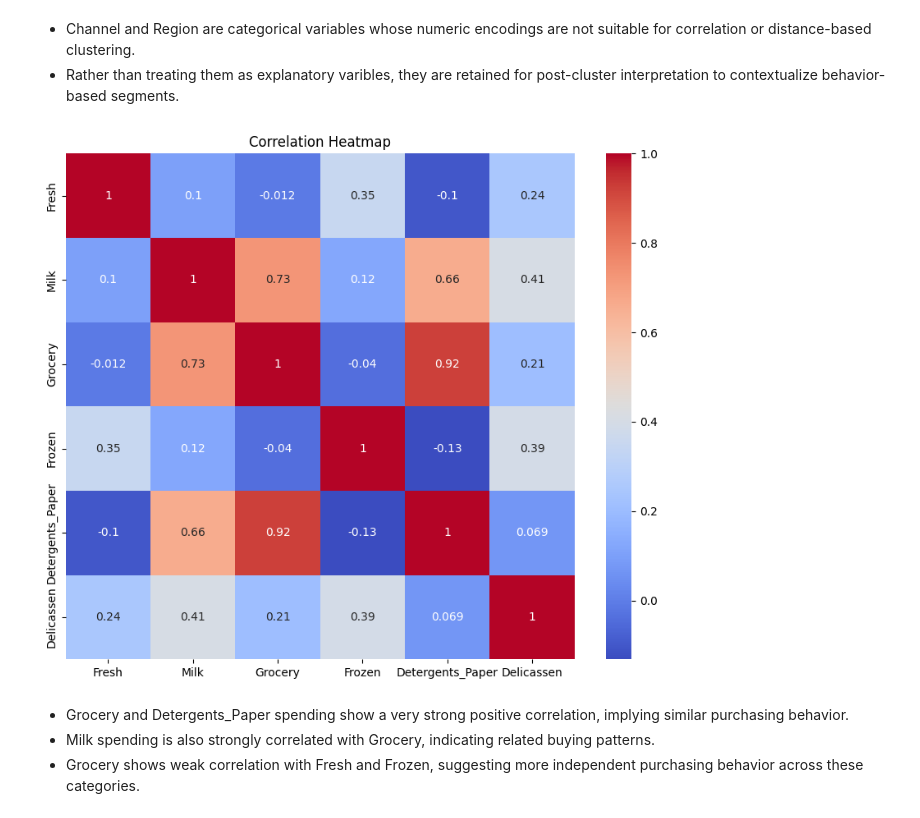
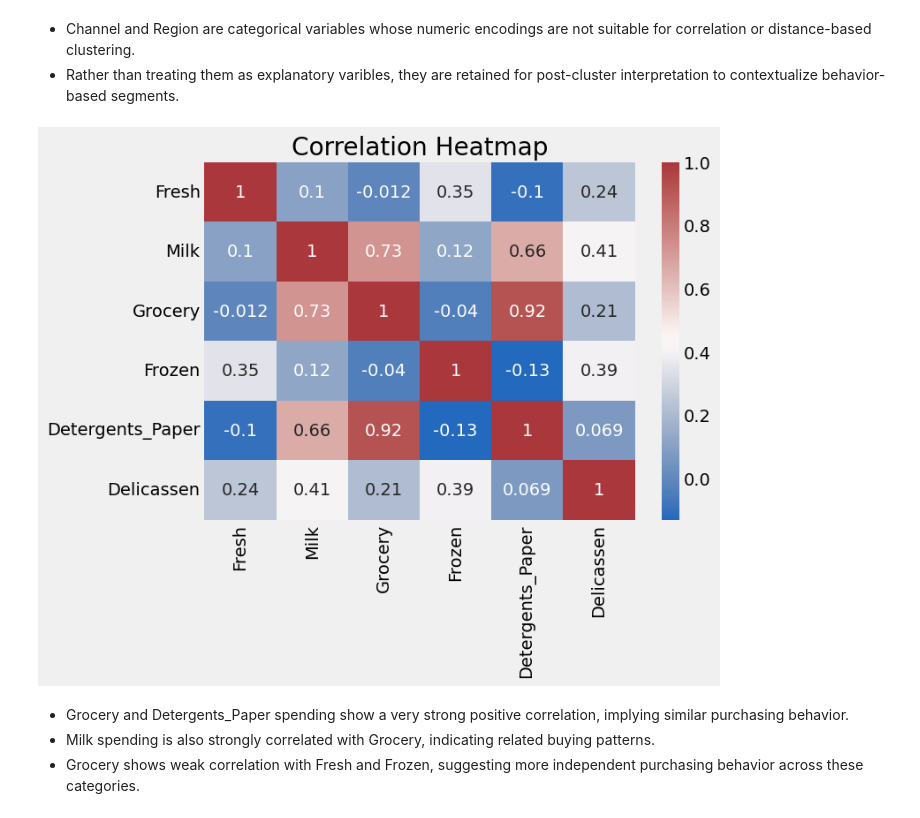
Before and after one commit to EsserMishelle/customer-spending-segmentation, a Jupyter notebook: 1_EDA.ipynb, the cells around one changed output. Cells and saved outputs as stored; diff of their text form; code cells hidden in the pictures.

```diff
--- a/1_EDA.ipynb
+++ b/1_EDA.ipynb
@@ -149,13 +158,13 @@ Spending in the Fresh and Grocery categories show both higher median spending an
 * Channel and Region are categorical variables whose numeric encodings are not suitable for correlation or distance-based clustering.
 * Rather than treating them as explanatory varibles, they are retained for post-cluster interpretation to contextualize behavior-based segments.
 # %%
-df[spend_cols].corr()
-plt.figure(figsize=(10, 8))
-sns.heatmap(df[spend_cols].corr(), annot=True, cmap='coolwarm')
+# df[spend_cols].corr()
+plt.figure(figsize=(7, 5))
+sns.heatmap(df[spend_cols].corr(), annot=True, cmap='vlag' )
 plt.title('Correlation Heatmap')
 plt.show()
 # %% [output]
-[figure, old version]
+[figure, new version]
 # %% [markdown]
 * Grocery and Detergents_Paper spending show a very strong positive correlation, implying similar purchasing behavior.
 * Milk spending is also strongly correlated with Grocery, indicating related buying patterns.
```
Also changed, not shown: parts of 9 cells of this notebook.
